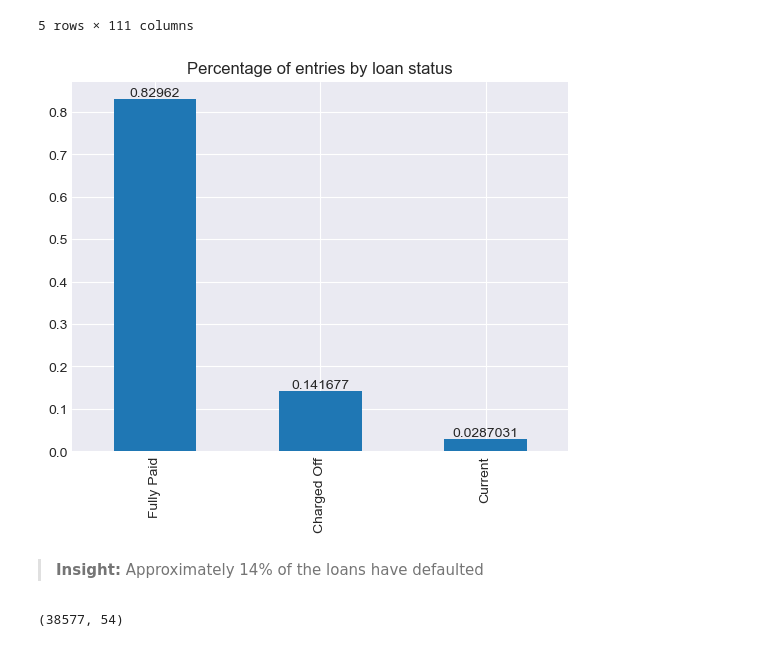
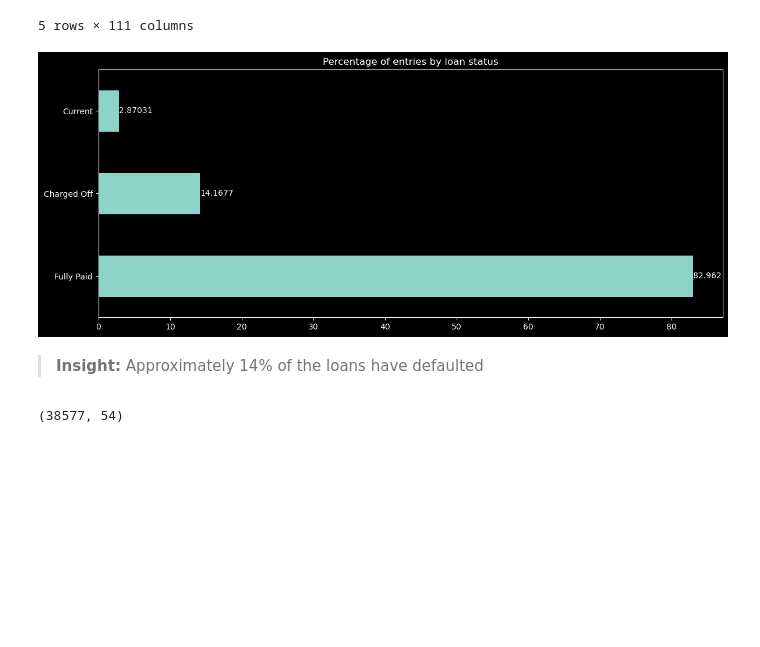
Before and after one commit to cyberpirate92/lending-club-case-study, a Jupyter notebook: Lending Club Case Study.ipynb, the cells around one changed output. Drawn from its saved outputs; the diff is of its cells as text; code cells hidden in the pictures; blank space fills up the shorter version.

Commit message:
chore: Add values to charts to make them more readable

```diff
--- a/Lending Club Case Study.ipynb
+++ b/Lending Club Case Study.ipynb
@@ -6,6 +28,6 @@ import numpy as np, pandas as pd, matplotlib.pyplot as plt, seaborn as sns
 # %%
 # Set a chart style for this notebook
-plt.style.use('seaborn-darkgrid')
+plt.style.use('dark_background')
 # %% [markdown]
 Load the loan dataset
 # %%
@@ -39,14 +61,18 @@ loan_data.head()
 | 4 | 1075358 | 1311748 | 3000 | 3000 | 3000.0 | 60 months | 12.69% | 67.79 | B | ... |
 5 rows × 111 columns
 # %%
-ax = loan_data.loan_status.value_counts(normalize=True).plot.bar()
+ax = (loan_data.loan_status.value_counts(normalize=True) * 100).plot(
+    kind='barh',
+    figsize=(12, 5)
+)
 ax.bar_label(ax.containers[0])
 plt.title("Percentage of entries by loan status")
+plt.tight_layout()
 plt.show()
 # %% [output]
-[figure, old version]
+[figure, new version]
-# %% [markdown]
-> __Insight:__ Approximately 14% of the loans have defaulted
+# %% [markdown]
+> __Insight:__ Approximately 14% of the loans have defaulted
 # %%
 # Storing all the column names before the drop operation
 before_drop = set(loan_data.columns)
```
Also changed, not shown: parts of 107 cells of this notebook.
